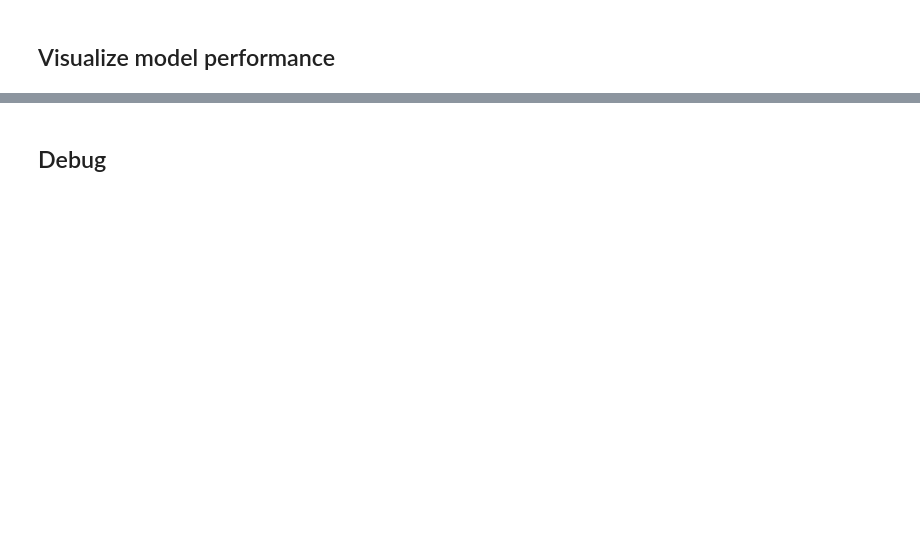
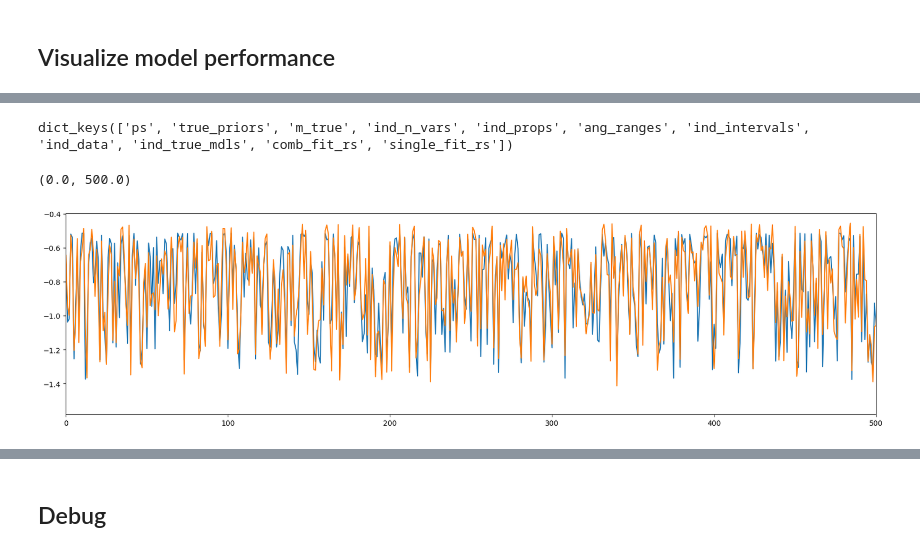
Before and after one commit to neuro-will/probabilistic_model_synthesis, a Jupyter notebook: gnlr_simulations/vis_one_dim_synthesis_example.ipynb, the cells around one changed output, grey strips where cells are left out. Saved outputs shown, nothing was run; the diff lists cells and outputs as text; code cells hidden in the pictures; blank space fills up the shorter version.

```diff
--- a/gnlr_simulations/vis_one_dim_synthesis_example.ipynb
+++ b/gnlr_simulations/vis_one_dim_synthesis_example.ipynb
@@ -701,0 +745,23 @@ Done evaluating model performance for subject 99.
+# %%
+rs.keys()
+# %% [output]
+dict_keys(['ps', 'true_priors', 'm_true', 'ind_n_vars', 'ind_props', 'ang_ranges', 'ind_intervals', 'ind_data', 'ind_true_mdls', 'comb_fit_rs', 'single_fit_rs'])
+# %%
+r_comb_sqs = np.array([rs['comb_train_domain_perf']['r_sq'] for rs in eval_rs])
+r_sing_sqs = np.array([rs['sing_train_domain_perf']['r_sq'] for rs in eval_rs])
+y_true = np.stack([rs['comb_train_domain_perf']['y_true'] for rs in eval_rs]).squeeze()
+y_pred = np.stack([rs['comb_train_domain_perf']['y_hat'] for rs in eval_rs]).squeeze()
+
+sort_inds = np.argsort(r_comb_sqs)
+# %%
+i = 0
+
+plt.figure(figsize=(20, 5))
+ax = plt.subplot(1,1,1)
+ax.plot(y_true[sort_inds][i])
+ax.plot(y_pred[sort_inds][i])
+ax.set_aspect('auto')
+ax.set_xlim(0, 500)
+# %% [output]
+(0.0, 500.0)
+[figure, added]
```
Also changed, not shown: parts of 27 cells of this notebook, 13 other files.
